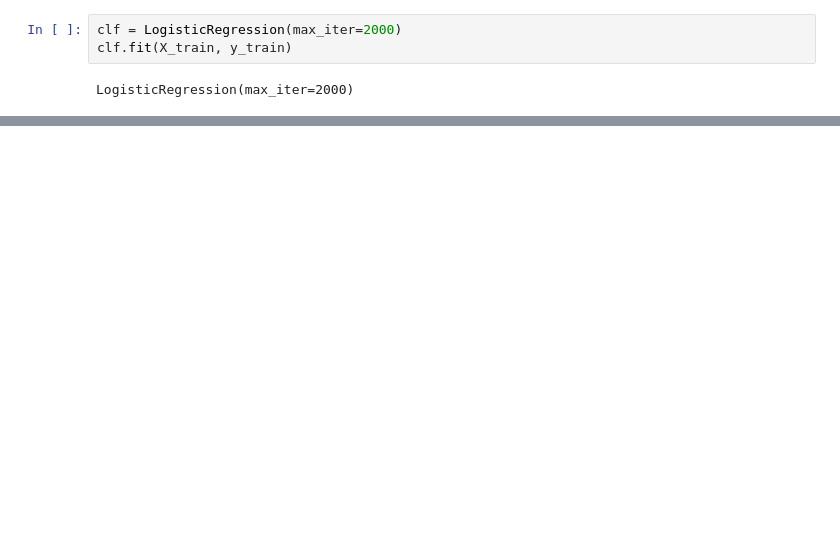
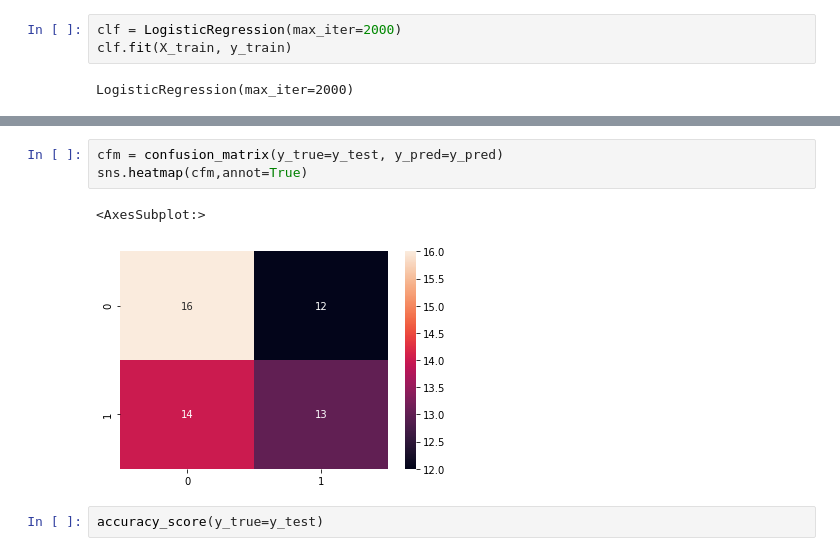
Before and after one commit to ndkhoa0704/LOL-2021-predictor, a Jupyter notebook: predict.ipynb, the cells around one changed output, grey strips where cells are left out. Saved outputs shown, nothing was run; the diff lists cells and outputs as text; blank space fills up the shorter version.

```diff
--- a/predict.ipynb
+++ b/predict.ipynb
@@ -66,0 +66,8 @@ accuracy_score(y_test, y_pred)
+# %%
+cfm = confusion_matrix(y_true=y_test, y_pred=y_pred)
+sns.heatmap(cfm,annot=True)
+# %% [output]
+<AxesSubplot:>
+[figure, added]
+# %%
+accuracy_score(y_true=y_test)
```
Also changed, not shown: parts of 8 cells of this notebook.
